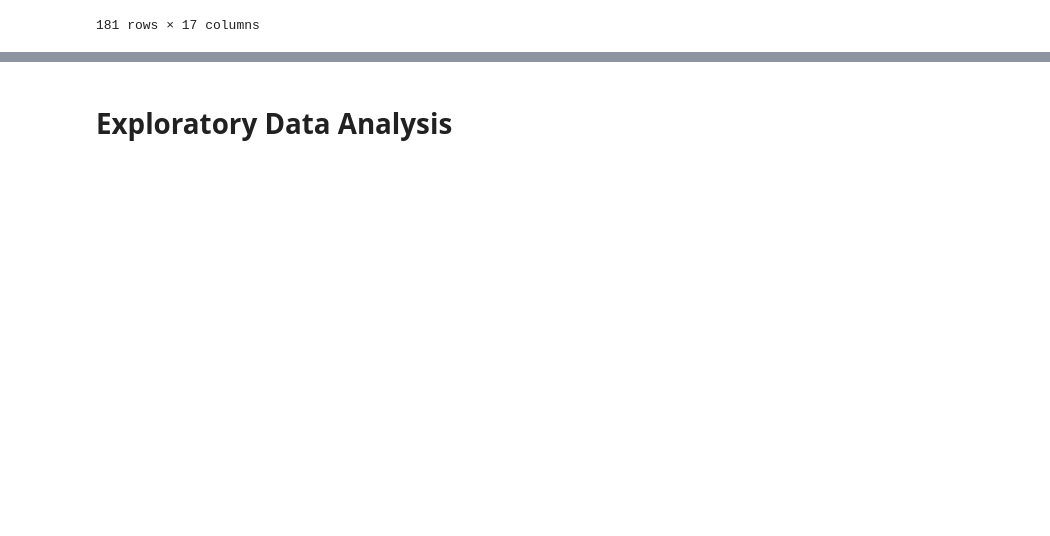
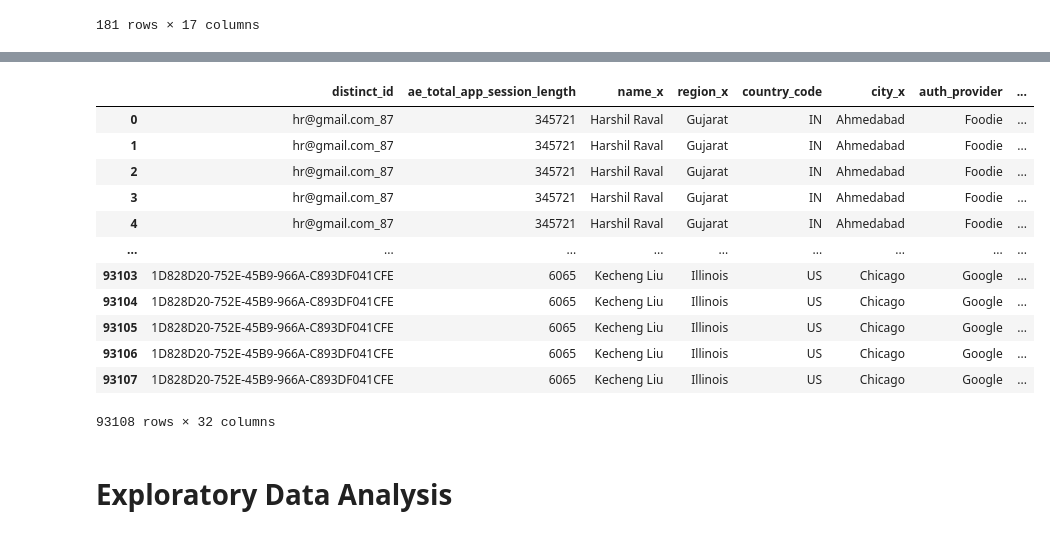
Before and after one commit to prkrishnan1/Simmer_DSS_SP20_Project_1, a Jupyter notebook: EDA_Charles.ipynb, the cells around one changed output, grey strips where cells are left out. Cells and saved outputs as stored; diff of their text form; code cells hidden in the pictures; blank space fills up the shorter version.

Commit message:
merged

```diff
--- a/EDA_Charles.ipynb
+++ b/EDA_Charles.ipynb
@@ -63,7 +63,7 @@ def clean_people(people_data, features):
     people_data['average_session_time'] = people_data['ae_total_app_session_length']/people_data['ae_total_app_sessions']
     return people_data
 # %%
-people_cleaned = clean_people(people, useful_features)
+people_cleaned = clean_people(people, useful_features_people)
 people_cleaned
 # %% [output]
 |  | distinct_id | ae_total_app_session_length | name | region | country_code | city | auth_provider | ... |
@@ -91,2 +125,19 @@ len(total)
+# %%
+merged = people_cleaned.merge(past_7_months, how='left', on='distinct_id')
+merged
+# %% [output]
+|  | distinct_id | ae_total_app_session_length | name_x | region_x | country_code | city_x | auth_provider | ... |
+| 0 | hr@gmail.com_87 | 345721 | Harshil Raval | Gujarat | IN | Ahmedabad | Foodie | ... |
+| 1 | hr@gmail.com_87 | 345721 | Harshil Raval | Gujarat | IN | Ahmedabad | Foodie | ... |
+| 2 | hr@gmail.com_87 | 345721 | Harshil Raval | Gujarat | IN | Ahmedabad | Foodie | ... |
+| 3 | hr@gmail.com_87 | 345721 | Harshil Raval | Gujarat | IN | Ahmedabad | Foodie | ... |
+| 4 | hr@gmail.com_87 | 345721 | Harshil Raval | Gujarat | IN | Ahmedabad | Foodie | ... |
+| ... | ... | ... | ... | ... | ... | ... | ... | ... |
+| 93103 | 1D828D20-752E-45B9-966A-C893DF041CFE | 6065 | Kecheng Liu | Illinois | US | Chicago | Google | ... |
+| 93104 | 1D828D20-752E-45B9-966A-C893DF041CFE | 6065 | Kecheng Liu | Illinois | US | Chicago | Google | ... |
+| 93105 | 1D828D20-752E-45B9-966A-C893DF041CFE | 6065 | Kecheng Liu | Illinois | US | Chicago | Google | ... |
+| 93106 | 1D828D20-752E-45B9-966A-C893DF041CFE | 6065 | Kecheng Liu | Illinois | US | Chicago | Google | ... |
+| 93107 | 1D828D20-752E-45B9-966A-C893DF041CFE | 6065 | Kecheng Liu | Illinois | US | Chicago | Google | ... |
+93108 rows × 32 columns
 # %% [markdown]
 # Exploratory Data Analysis
```
Also changed, not shown: parts of 10 cells of this notebook.
